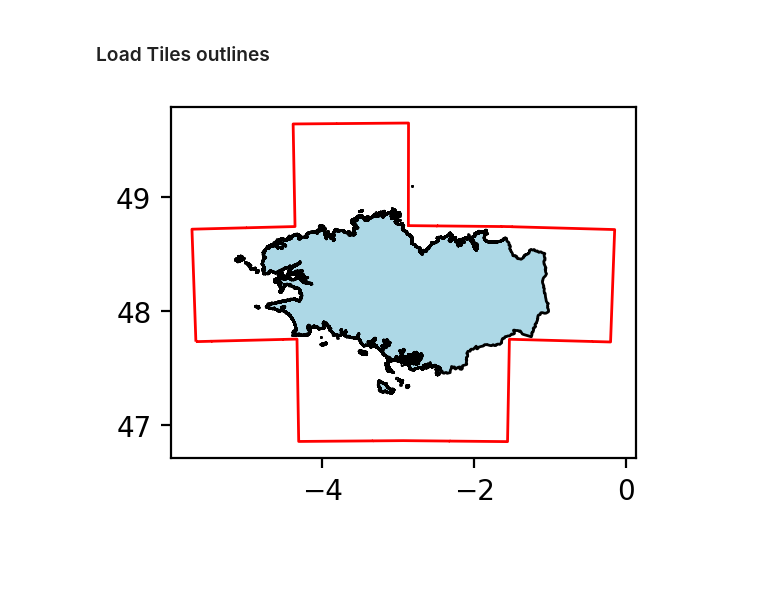
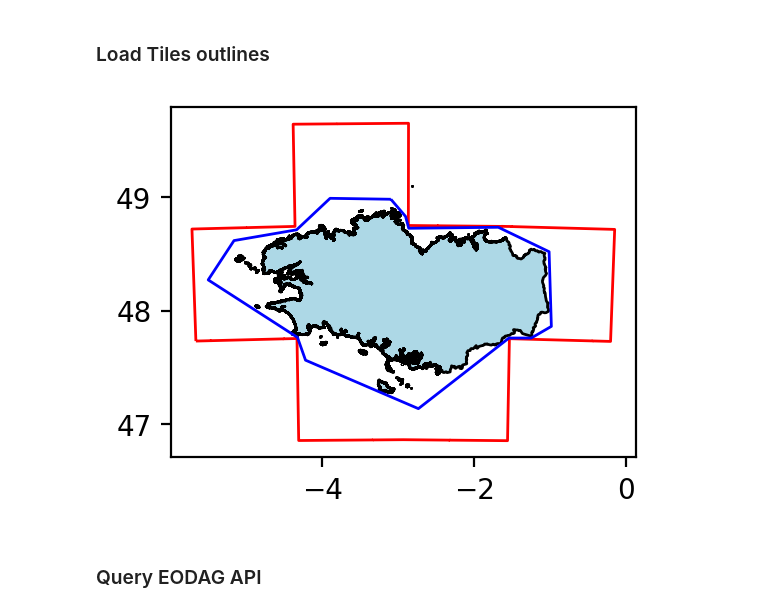
Before and after one commit to simon-donike/super-resolution, a Jupyter notebook: data_collection/sen2/cs-si_data_collection.ipynb, the cells around one changed output. Saved outputs shown, nothing was run; the diff lists cells and outputs as text; code cells hidden in the pictures; blank space fills up the shorter version.

```diff
--- a/data_collection/sen2/cs-si_data_collection.ipynb
+++ b/data_collection/sen2/cs-si_data_collection.ipynb
@@ -11,20 +13,23 @@ import matplotlib.pyplot as plt
 # load tile outlines
 outline = gpd.read_file("qgis_files/sen2_tiles/tiles_outline.shp")
 bretagne = gpd.read_file("qgis_files/admin/bretagne.gpkg")
-query_outline = gpd.read_file("qgis_files/admin/query_outline.shp")
+query_outline = gpd.read_file("qgis_files/admin/query_shape.shp")
+query_wkt = query_outline.geometry.to_wkt()[0]
 
 # simplify geometry
 #bretagne["geometry"] = bretagne["geometry"].simplify(0.0001)
-bretagne_wkt = bretagne.geometry.to_wkt()[0]
 # %%
 world = gpd.read_file(gpd.datasets.get_path('naturalearth_lowres'))
 fig, ax = plt.subplots(1, 1,figsize=(3,3), dpi=200)
 
 bretagne.plot(ax=ax,color='lightblue', edgecolor='black')
 outline.plot(ax=ax,facecolor="none",edgecolor="red",markersize=0.2)
+query_outline.plot(ax=ax,facecolor="none",edgecolor="blue",markersize=0.2)
 fig.show()
 # %% [output]
-[figure, old version]
+[figure, new version]
+# %% [markdown]
+### Query EODAG API
 # %%
 # API core acess gateway
 dag = EODataAccessGateway()
```
Also changed, not shown: parts of 5 cells of this notebook.
